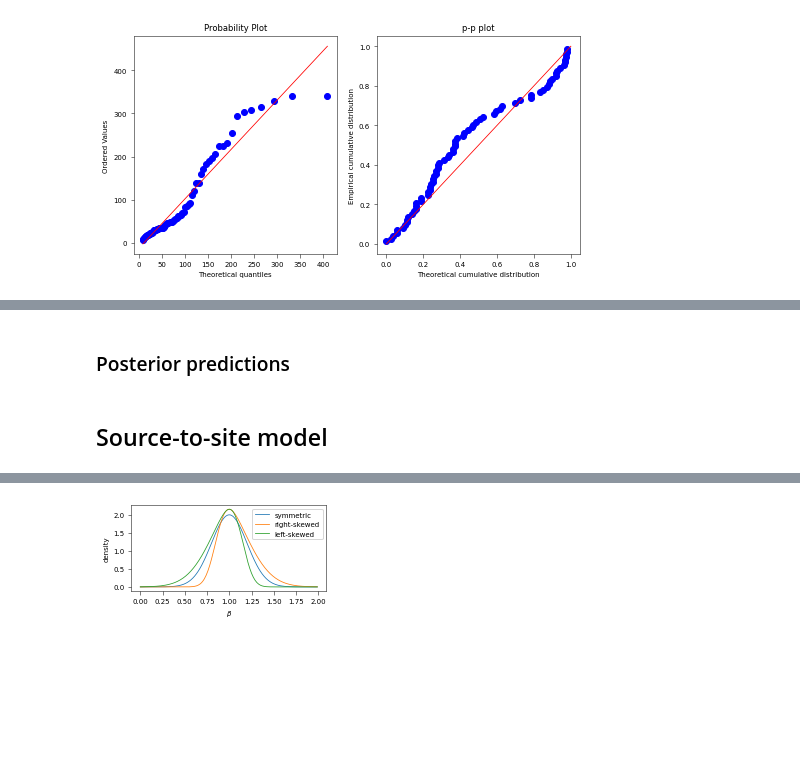
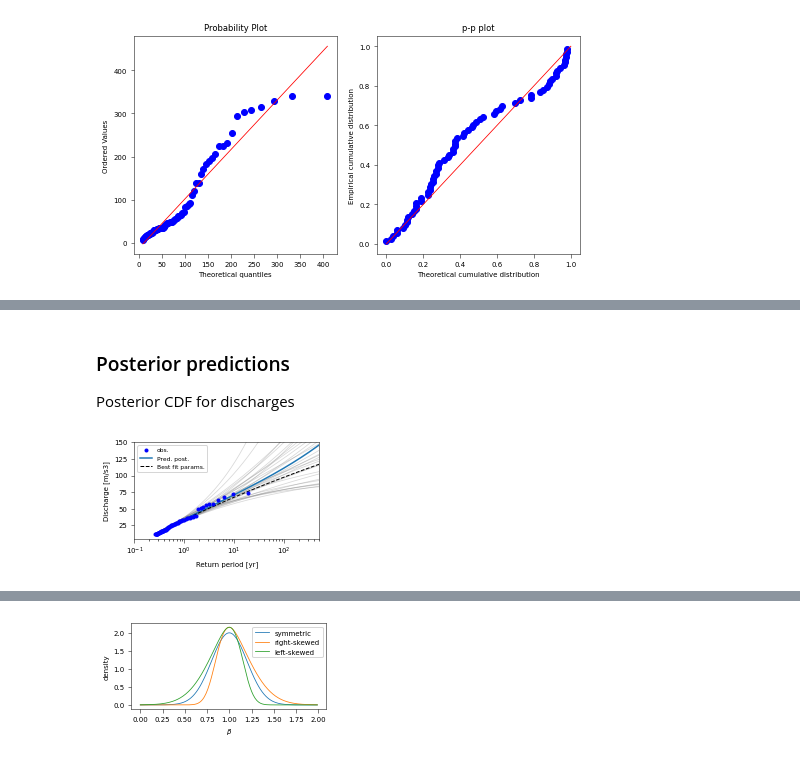
Before and after one commit to mbalbi/icasp14_paper68, a Jupyter notebook: synthetic_model.ipynb, the cells around one changed output, grey strips where cells are left out. Cells and saved outputs as stored; diff of their text form; code cells hidden in the pictures; blank space fills up the shorter version.

```diff
--- a/synthetic_model.ipynb
+++ b/synthetic_model.ipynb
@@ -155,3 +171,5 @@ fig.tight_layout()
 # %% [markdown]
 ### Posterior predictions
+
+Posterior CDF for discharges
 # %%
@@ -202,2 +205,21 @@ qTr_mean = np.mean( zTri, axis=1 )
-# %% [markdown]
-## Source-to-site model
+# %%
+# Plot
+fig, ax = plt.subplots( figsize=(8.4/2.54,4.5/2.54) )
+
+# X MODEL PLOT
+ax.plot( 1/pannual_emp, np.sort(qu)+u, 'bo', markersize=3, label='obs.', zorder=10 )
+ax.plot( Tr_plot, zTri[:,:30], color='gray', alpha=.3 )
+ax.plot( Tr_plot, x_Tr_mean, label='Pred. post.', linewidth=1.5 )
+ax.plot( 1/pannual_mean_mle, x_plot+u, label='Best fit params.', linewidth=1,
+            color='k', linestyle='--' )
+ax.set_xlabel( 'Return period [yr]' )
+ax.set_ylabel( 'Discharge [m/s3]' )
+ax.set_xlim([0.1,500])
+ax.set_ylim([5,150])
+ax.set_xscale('log')
+ax.legend( loc='best', fontsize=6 );
+# sns.kdeplot( rbeta[:,0], ax=ax[0])
+# ax[0].axvline( beta_max[0], color='k', linestyle='--' )
+# ax[0].axvline( rbeta[:,0].mean(), color='r', linestyle='--' )
+# %% [output]
+[figure, added]
```
Also changed, not shown: parts of 40 cells of this notebook.
